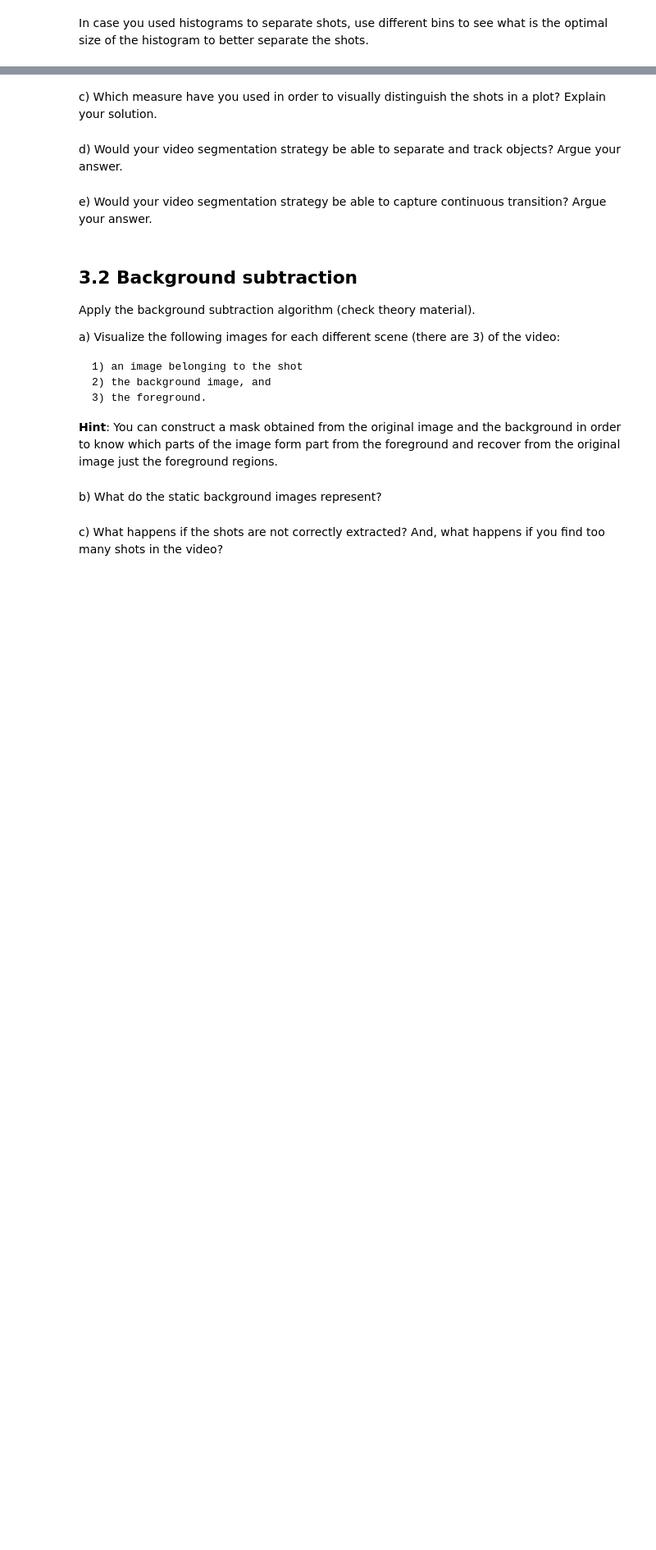
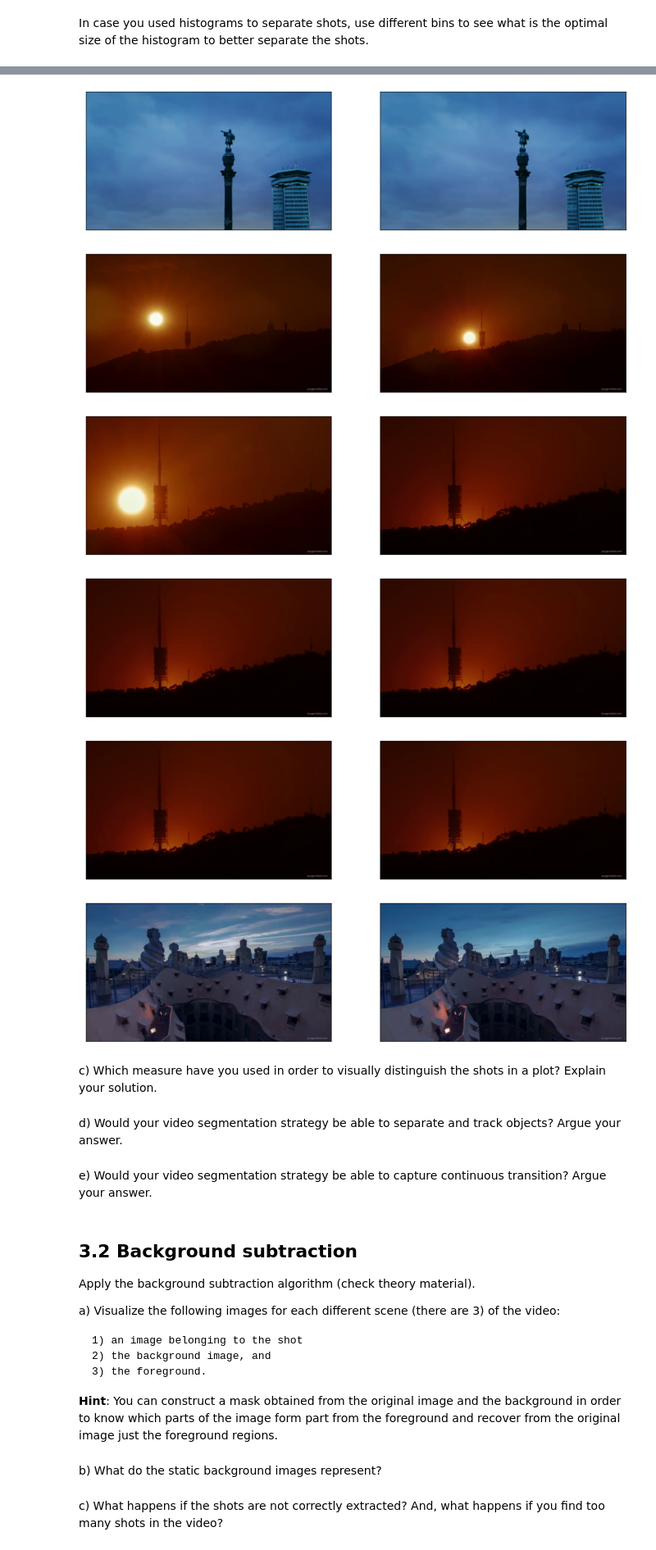
Before and after one commit to PauSolerValades/VA, a Jupyter notebook: Practica3/P3_1stPart/p3_1st_part_2solve.ipynb, the cells around one changed output, grey strips where cells are left out. Shown: that part at 82% size. Drawn from its saved outputs; the diff is of its cells as text; code cells hidden in the pictures; blank space fills up the shorter version.

```diff
--- a/Practica3/P3_1stPart/p3_1st_part_2solve.ipynb
+++ b/Practica3/P3_1stPart/p3_1st_part_2solve.ipynb
@@ -63,6 +63,20 @@ Hint: In order to read a collection of images, we wil use the function [animatio
 Observe in the following Example, how FuncAnimation is used to read and visualize a sequence of frames. Explore the parameters of animation.FuncAnimation().
 # %%
 %matplotlib inline
+# %%
+def visualize2(tigre_f,tigre_x,label1,label2):
+    #visualize
+    fig=plt.figure(figsize=(15,15))
+    fig.add_subplot(1,2,1)
+    plt.title(label1)
+    plt.imshow(tigre_f, cmap='gray')
+    plt.xticks([])
+    plt.yticks([])
+    fig.add_subplot(1,2,2)
+    plt.title(label2)
+    plt.xticks([])
+    plt.yticks([])
+    plt.imshow(tigre_x, cmap='gray')
 # %%
 # Example
 import numpy as np
@@ -99,3 +139,11 @@ To solve this exercise, you need to create a **temporal plot** showing a frame b
+# %%
+NUM_BINS = 16
+DISTANCE_THRESHOLD = 100000
+# %%
+def distance(i):
+    last_hist = image_histogram(ic[i-1], NUM_BINS)
+    current_hist = image_histogram(ic[i], NUM_BINS)
+    return np.linalg.norm(last_hist - current_hist)
 # %% [markdown]
 Additionally, create an interactive plot executing the following code in "Example A". Substitute the bottom plot with the temporal plot showing the differences between the consecutive frames.
 # %%
@@ -159,3 +206,11 @@ In case you used histograms to separate shots, use different bins to see what is
+# %%
+shot_end = []
+shot_start = []
+for i in range(len(ic)):
+    dist = distance(i)
+    if (dist > DISTANCE_THRESHOLD):
+        shot_start.append(ic[i])
+        shot_end.append(ic[i-1]) #Aqui el primer element sera el final de l'ultima escena, de moment chapuza
 # %% [markdown]
 b) Show the initial and final images of each shot extracted as follows:
 
@@ -169,2 +222,15 @@ Use the previous plot to define the proper threshold value over the differences
+# %%
+%matplotlib inline
+
+for i in range(len(shot_end)):
+    visualize2(shot_start[i-1], shot_end[i], "", "")
+    #Faig el -1 per cubrir el que comento del final de la ultima escena
+# %% [output]
+[figure, added]
+[figure, added]
+[figure, added]
+[figure, added]
+[figure, added]
+[figure, added]
 # %% [markdown]
 c) Which measure have you used in order to visually distinguish the shots in a plot? Explain your solution.
```
Also changed, not shown: parts of 7 cells of this notebook.
